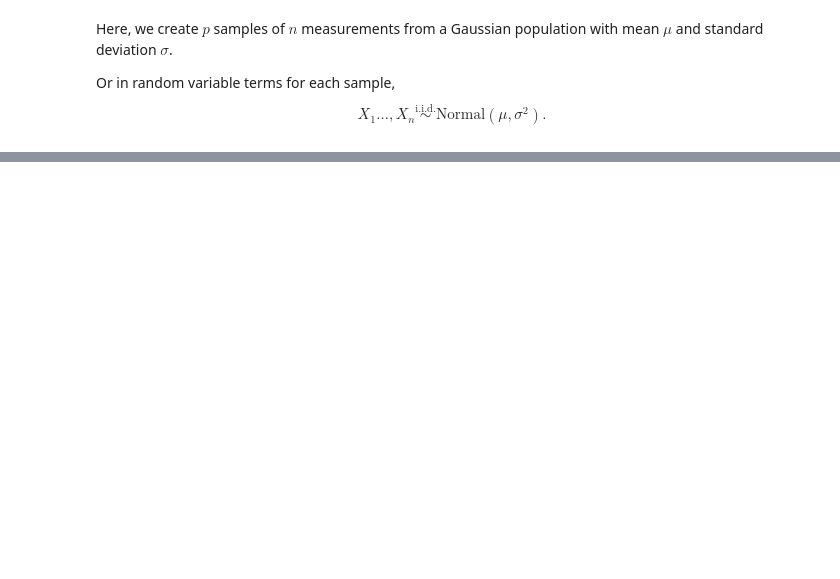
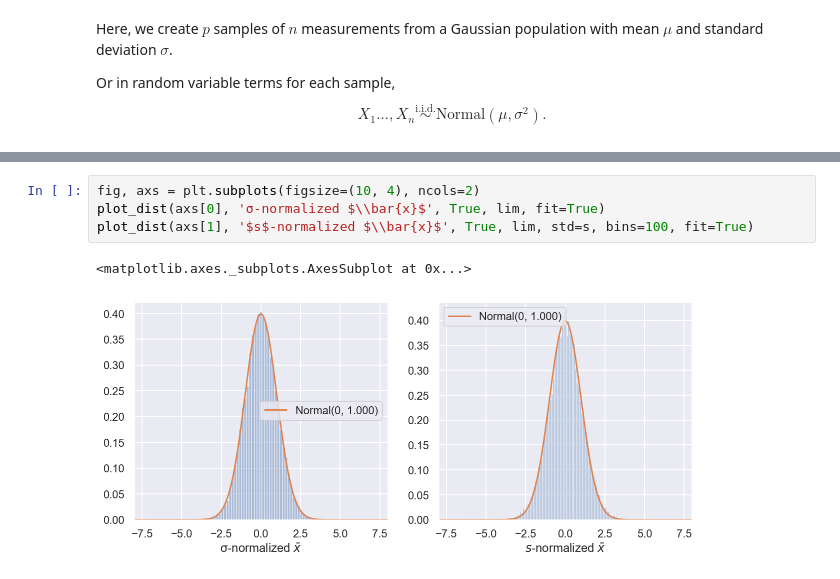
Before and after one commit to chaichontat/interactive-stats, a Jupyter notebook: 1_sampling_distribution.ipynb, the cells around one changed output, grey strips where cells are left out. Cells and saved outputs as stored; diff of their text form; blank space fills up the shorter version.

```diff
--- a/1_sampling_distribution.ipynb
+++ b/1_sampling_distribution.ipynb
@@ -61,0 +142,7 @@ kde = sm.mark_area(opacity=0.5).encode(
+# %%
+fig, axs = plt.subplots(figsize=(10, 4), ncols=2)
+plot_dist(axs[0], 'σ-normalized $\\bar{x}$', True, lim, fit=True)
+plot_dist(axs[1], '$s$-normalized $\\bar{x}$', True, lim, std=s, bins=100, fit=True)
+# %% [output]
+<matplotlib.axes._subplots.AxesSubplot at 0x...>
+[figure, added]
```
Also changed, not shown: parts of 27 cells of this notebook.
